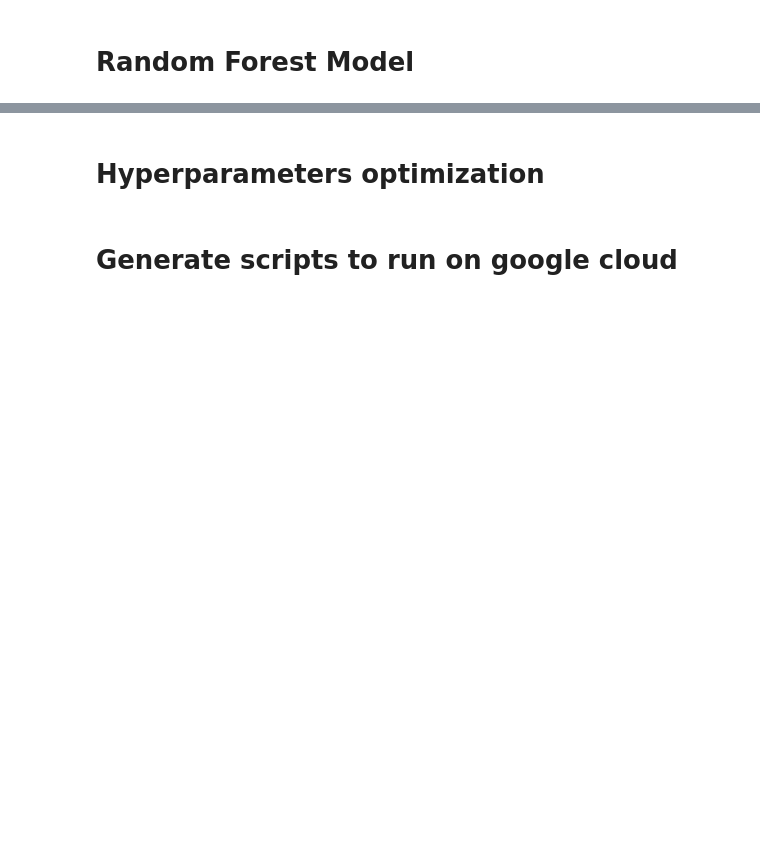
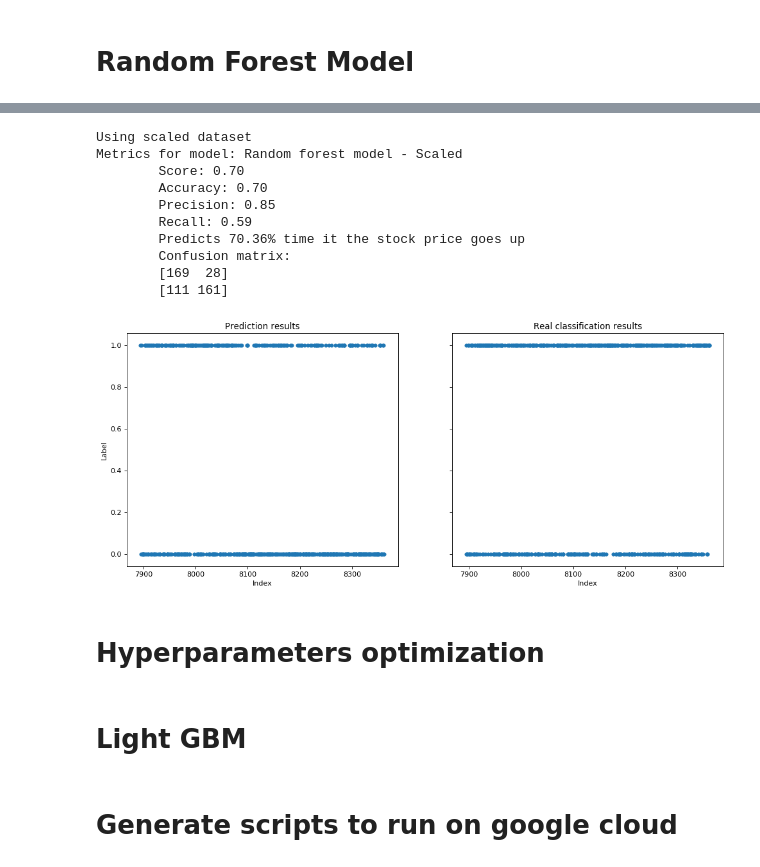
Before and after one commit to MildoCentaur/stockforecasting, a Jupyter notebook: notebooks/Predict model classifier.ipynb, the cells around one changed output, grey strips where cells are left out. Cells and saved outputs as stored; diff of their text form; code cells hidden in the pictures; blank space fills up the shorter version.

```diff
--- a/notebooks/Predict model classifier.ipynb
+++ b/notebooks/Predict model classifier.ipynb
@@ -281,9 +334,22 @@ compare_prediction_visual(create_predictions_dataset(test_df, random_forest,X_te
 # %%
 print("Using scaled dataset")
 # create model
-random_forest = RandomForestClassifier(random_state=0,n_estimators=10)
+random_forest_scaled = RandomForestClassifier(random_state=0,n_estimators=10)
 # train model
-random_forest.fit(X_train, y_train)
+random_forest_scaled.fit(X_train_scaled, y_train)
 # evaluate model
-get_model_metrics(random_forest, y_test, X_test, 'Random forest model - Scaled')
-compare_prediction_visual(create_predictions_dataset(test_df, random_forest,X_test), result_test_df, 'Logistic')
+get_model_metrics(random_forest_scaled, y_test, X_test_scaled, 'Random forest model - Scaled')
+compare_prediction_visual(create_predictions_dataset(test_df, random_forest_scaled, X_test_scaled),
+                          result_test_df, 'RandomForestModel-Scaled')
+# %% [output]
+Using scaled dataset
+Metrics for model: Random forest model - Scaled
+        Score: 0.70
+        Accuracy: 0.70
+        Precision: 0.85
+        Recall: 0.59
+        Predicts 70.36% time it the stock price goes up
+        Confusion matrix:
+        [169  28]
+        [111 161]
+[figure, added]
@@ -301,0 +375,2 @@ print ('recall for random fores  scaled model : {0:.2f}'.format(recall_score(y_t
+# %% [markdown]
+# Light GBM
```
Also changed, not shown: parts of 15 cells of this notebook, 6 other files.
